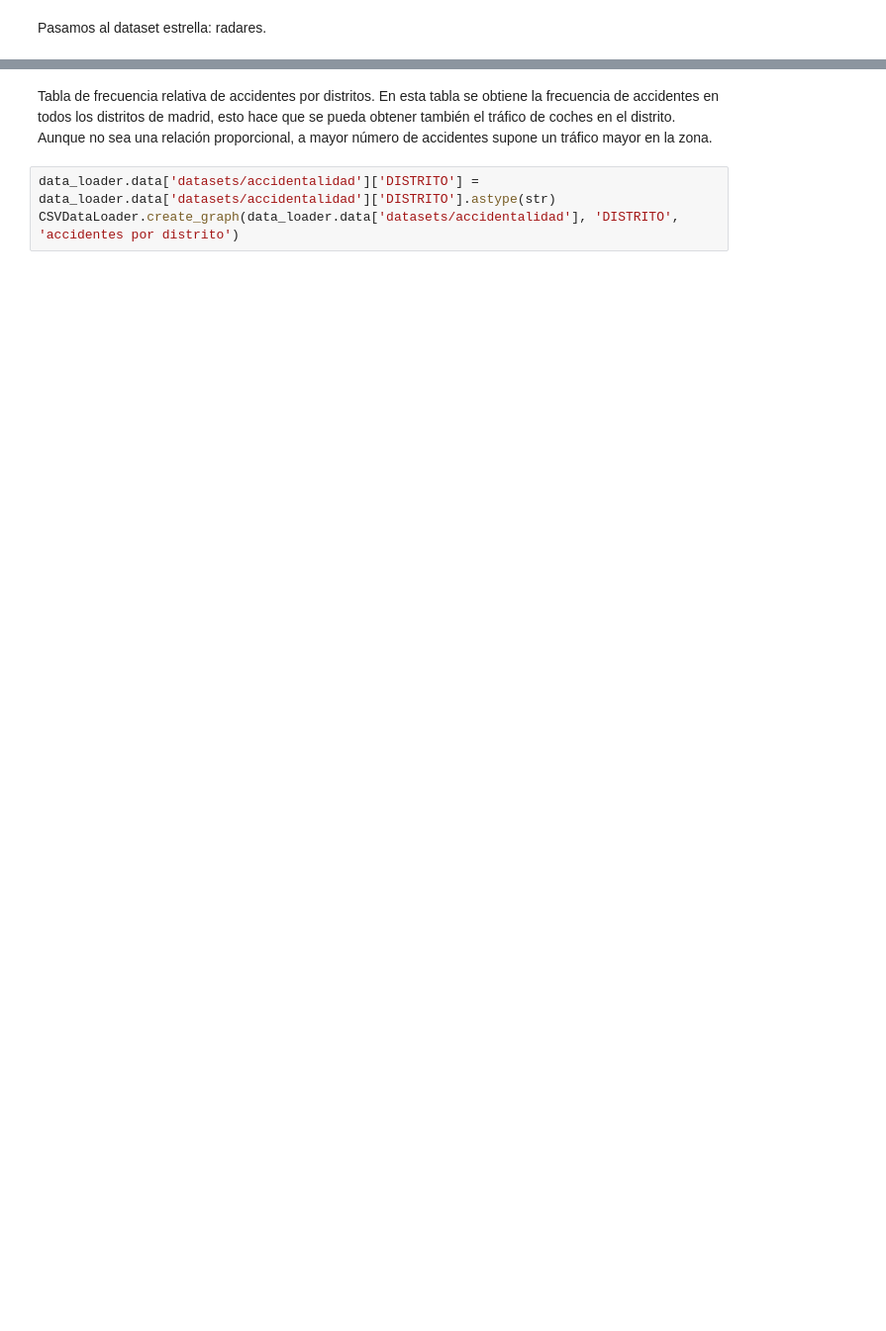
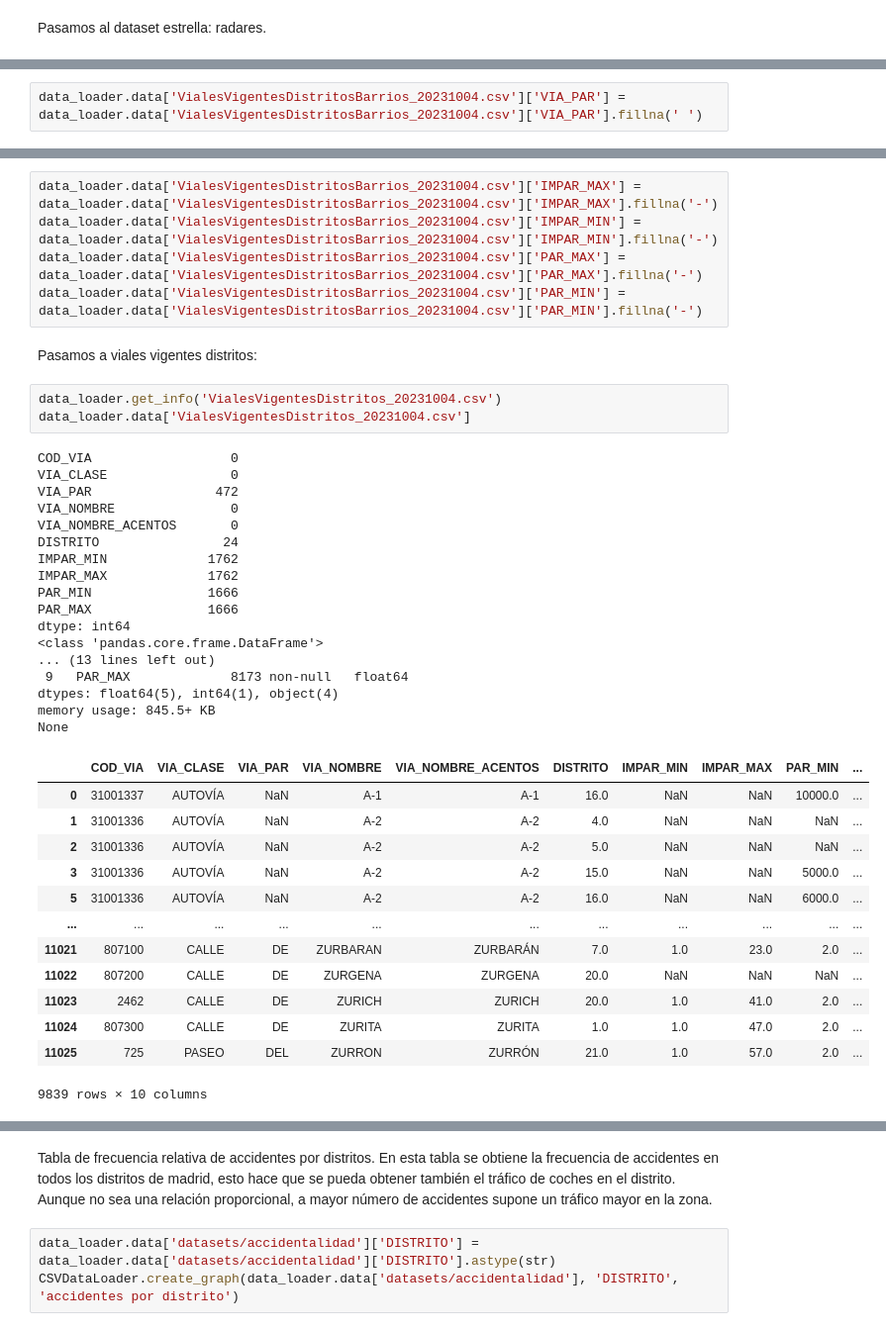
Before and after one commit to paula-gomezlucas/POD, a Jupyter notebook: CuadernoV1.ipynb, the cells around one changed output, grey strips where cells are left out. Shown at 99% size. Saved outputs shown, nothing was run; the diff lists cells and outputs as text; blank space fills up the shorter version.

```diff
--- a/CuadernoV1.ipynb
+++ b/CuadernoV1.ipynb
@@ -418,0 +643,2 @@ data_loader.data['RADARES_FIJOS_vDTT.csv']
+# %%
+data_loader.data['VialesVigentesDistritosBarrios_20231004.csv']['VIA_PAR'] = data_loader.data['VialesVigentesDistritosBarrios_20231004.csv']['VIA_PAR'].fillna(' ')
@@ -418,0 +647,41 @@ data_loader.data['RADARES_FIJOS_vDTT.csv']
+# %%
+data_loader.data['VialesVigentesDistritosBarrios_20231004.csv']['IMPAR_MAX'] = data_loader.data['VialesVigentesDistritosBarrios_20231004.csv']['IMPAR_MAX'].fillna('-')
+data_loader.data['VialesVigentesDistritosBarrios_20231004.csv']['IMPAR_MIN'] = data_loader.data['VialesVigentesDistritosBarrios_20231004.csv']['IMPAR_MIN'].fillna('-')
+data_loader.data['VialesVigentesDistritosBarrios_20231004.csv']['PAR_MAX'] = data_loader.data['VialesVigentesDistritosBarrios_20231004.csv']['PAR_MAX'].fillna('-')
+data_loader.data['VialesVigentesDistritosBarrios_20231004.csv']['PAR_MIN'] = data_loader.data['VialesVigentesDistritosBarrios_20231004.csv']['PAR_MIN'].fillna('-')
+# %% [markdown]
+Pasamos a viales vigentes distritos:
+# %%
+data_loader.get_info('VialesVigentesDistritos_20231004.csv')
+data_loader.data['VialesVigentesDistritos_20231004.csv']
+# %% [output]
+COD_VIA                  0
+VIA_CLASE                0
+VIA_PAR                472
+VIA_NOMBRE               0
+VIA_NOMBRE_ACENTOS       0
+DISTRITO                24
+IMPAR_MIN             1762
+IMPAR_MAX             1762
+PAR_MIN               1666
+PAR_MAX               1666
+dtype: int64
+<class 'pandas.core.frame.DataFrame'>
+... (13 lines left out)
+ 9   PAR_MAX             8173 non-null   float64
+dtypes: float64(5), int64(1), object(4)
+memory usage: 845.5+ KB
+None
+|  | COD_VIA | VIA_CLASE | VIA_PAR | VIA_NOMBRE | VIA_NOMBRE_ACENTOS | DISTRITO | IMPAR_MIN | IMPAR_MAX | PAR_MIN | ... |
+| 0 | 31001337 | AUTOVÍA | NaN | A-1 | A-1 | 16.0 | NaN | NaN | 10000.0 | ... |
+| 1 | 31001336 | AUTOVÍA | NaN | A-2 | A-2 | 4.0 | NaN | NaN | NaN | ... |
+| 2 | 31001336 | AUTOVÍA | NaN | A-2 | A-2 | 5.0 | NaN | NaN | NaN | ... |
+| 3 | 31001336 | AUTOVÍA | NaN | A-2 | A-2 | 15.0 | NaN | NaN | 5000.0 | ... |
+| 5 | 31001336 | AUTOVÍA | NaN | A-2 | A-2 | 16.0 | NaN | NaN | 6000.0 | ... |
+| ... | ... | ... | ... | ... | ... | ... | ... | ... | ... | ... |
+| 11021 | 807100 | CALLE | DE | ZURBARAN | ZURBARÁN | 7.0 | 1.0 | 23.0 | 2.0 | ... |
+| 11022 | 807200 | CALLE | DE | ZURGENA | ZURGENA | 20.0 | NaN | NaN | NaN | ... |
+| 11023 | 2462 | CALLE | DE | ZURICH | ZURICH | 20.0 | 1.0 | 41.0 | 2.0 | ... |
+| 11024 | 807300 | CALLE | DE | ZURITA | ZURITA | 1.0 | 1.0 | 47.0 | 2.0 | ... |
+| 11025 | 725 | PASEO | DEL | ZURRON | ZURRÓN | 21.0 | 1.0 | 57.0 | 2.0 | ... |
+9839 rows × 10 columns
```
Also changed, not shown: parts of 25 cells of this notebook.
